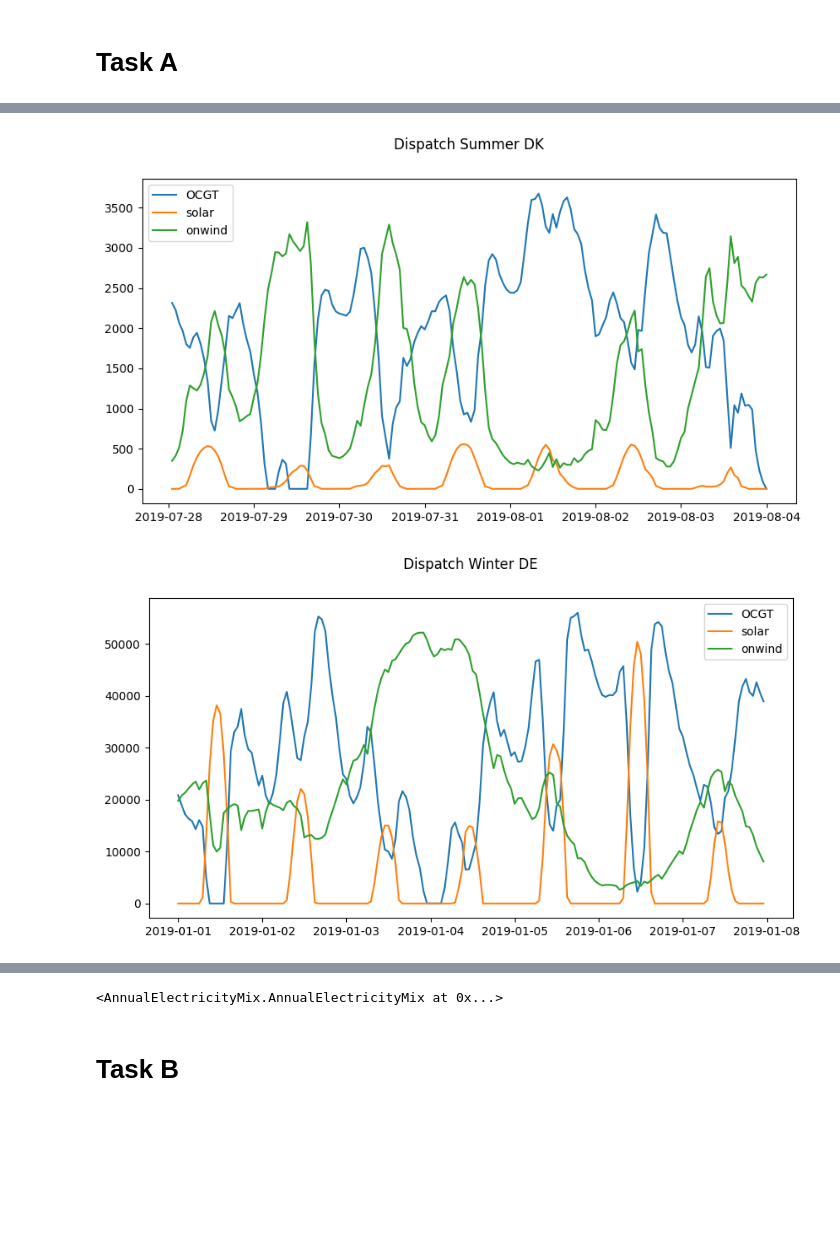
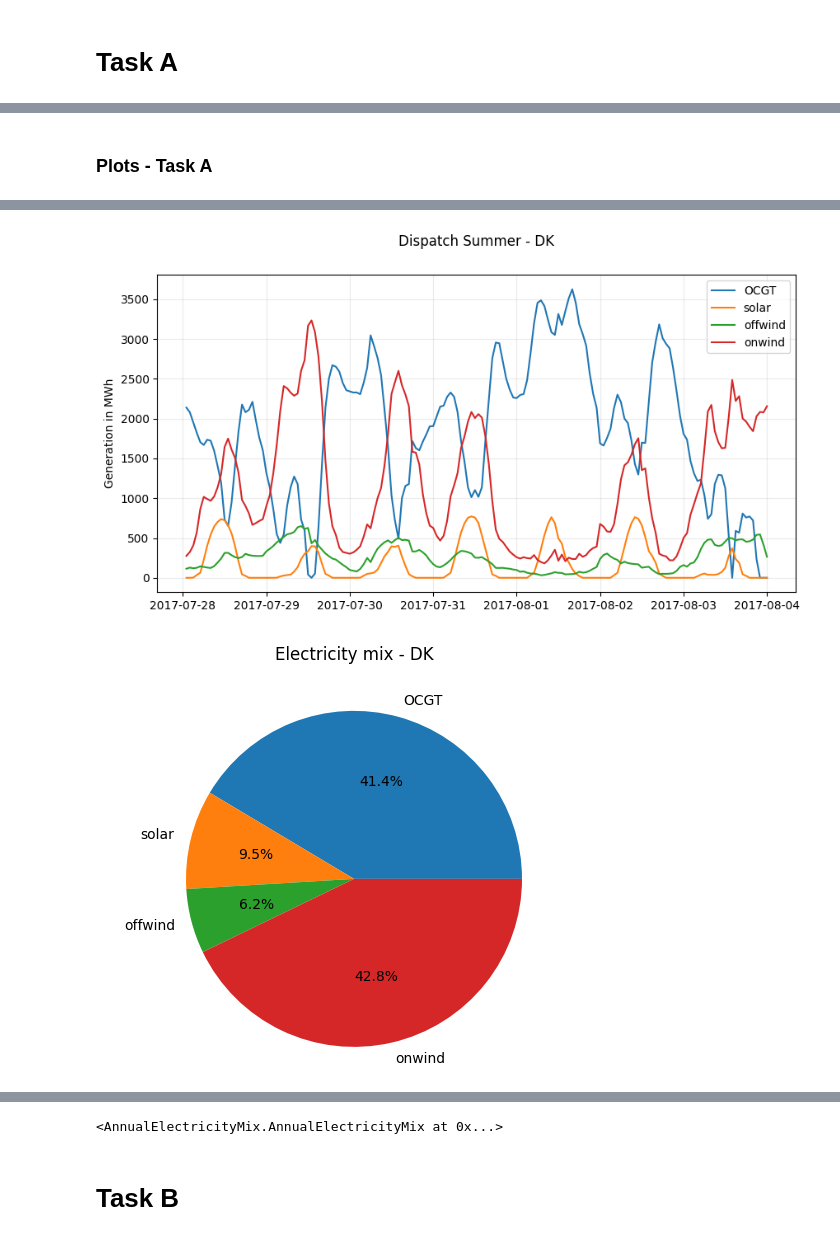
Before and after one commit to jeppebyberg/ieg, a Jupyter notebook: project.ipynb, the cells around one changed output, grey strips where cells are left out. Cells and saved outputs as stored; diff of their text form; code cells hidden in the pictures; blank space fills up the shorter version.

Commit message:
new plots

```diff
--- a/project.ipynb
+++ b/project.ipynb
@@ -18,4 +18,4 @@ setup = {'DK':
                 'onwind': True},
                 }
 
-tmp = BuildBaseNetwork(cost_year = 2030, setup = setup, demand_year=2019)
+tmp = BuildBaseNetwork(year=2017, cost_year = 2030, setup = setup, demand_year=2019)
@@ -63,14 +94,15 @@ Name: p_nom_opt, dtype: float64
+# %% [markdown]
+### Plots - Task A
 # %%
 from PlotDispatch import PlotDispatch
 from AnnualElectricityMix import AnnualElectricityMix
 from DurationCurve import DurationCurve
 
-region = 'DE'
+region = 'DK'  # Region to plot
 
 years = [2017]
 
 DurationCurve(years = years, region = region)
-
 PlotDispatch(tmp)
 AnnualElectricityMix(tmp)
 # %% [output]
@@ -79,2 +111,2 @@ AnnualElectricityMix(tmp)
-[figure, old version]
+[figure, new version]
-[figure, old version]
+[figure, new version]
```
Also changed, not shown: parts of 8 cells of this notebook, 7 other files.
